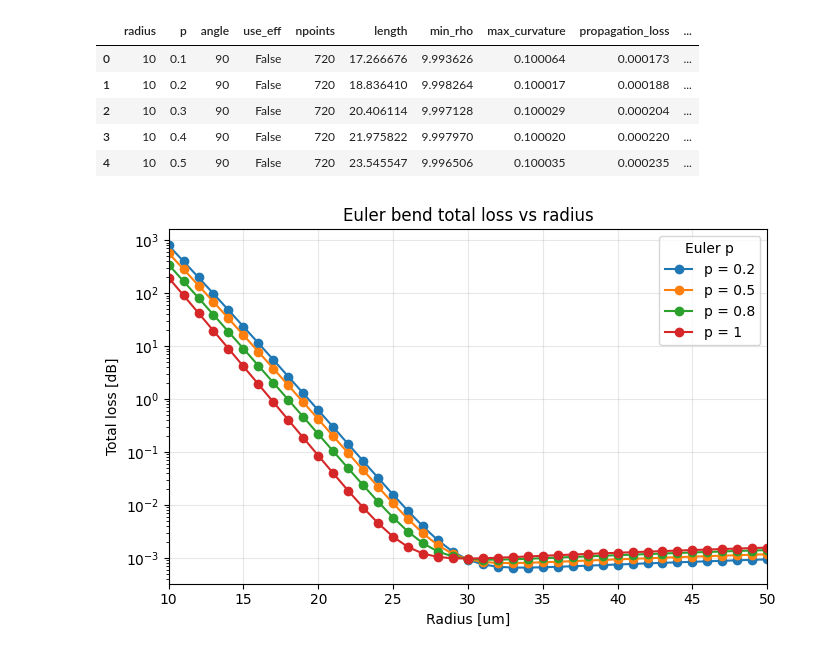
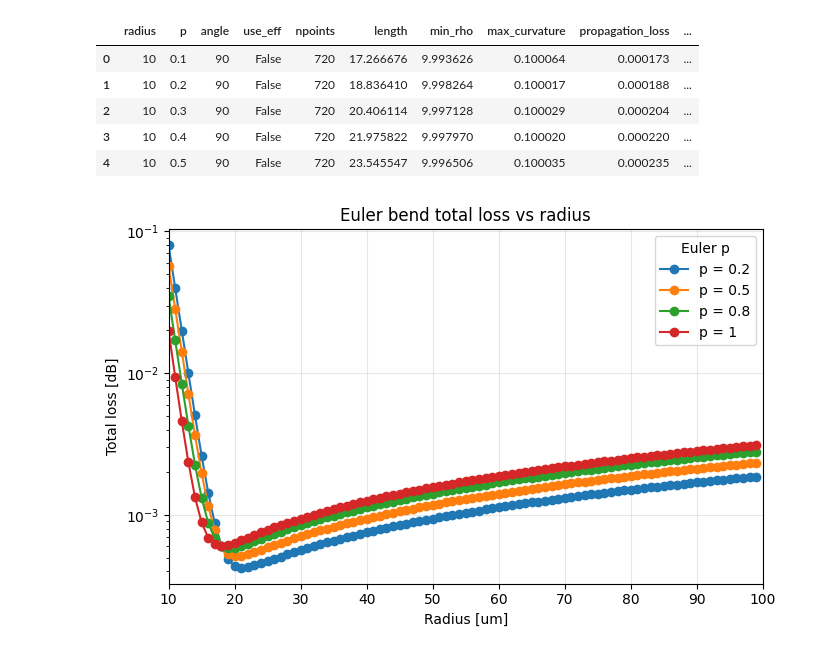
Before and after one commit to Arka-noid/sipho, a Jupyter notebook: simulations.ipynb, the cells around one changed output. Drawn from its saved outputs; the diff is of its cells as text; code cells hidden in the pictures.

Commit message:
Corrected bend loss unit and added overlap calculation

```diff
--- a/simulations.ipynb
+++ b/simulations.ipynb
@@ -641,7 +641,7 @@ def findMode(mode_data, radius=1):
 
 radius = np.arange(15, 75, 10)
 data = []
-
+loss = []
 for r in radius:
     mode_solver = mode_solver_SiN_wvg(
         resolution=10,
@@ -654,12 +654,13 @@ for r in radius:
     )
 
     sim_data = mode_solver.run_local()
+    data.append(sim_data)
     mode_data = sim_data.modes
 
     idx = findMode(mode_data, 0.4)
 
-    l = mode_data.to_dataframe().iloc[idx]
-    data.append(l)
+    l = mode_data.to_dataframe().iloc[idx]['loss (dB/cm)']
+    loss.append(l)
 # %%
 fig, ax = plt.subplots()
 ax.plot(radius, loss, "o")
@@ -707,0 +816,10 @@ Name: (193414489032258.06, 2), dtype: object
+# %%
+radii = np.array([5, 7.5, 10, 15, 20, 30, 50, 75, 100])
+
+overlap_data = build_overlap_table(
+    radii=radius,
+    data=data,
+    f_index=0,
+)
+
+overlap_data["df"].head()
@@ -810,7 +935,7 @@ def compute_euler_loss(
     p_value,
     fit,
     *,
-    alpha_propagation=0.1 / 1e4, # dB/um
+    alpha_propagation=0.1, # dB/cm
     angle=90,
     use_eff=False,
     npoints=720,
@@ -870,11 +995,11 @@ def compute_euler_loss(
     total_alpha = alpha_propagation + alpha_rho
 
     propagation_loss = np.trapezoid(
-        np.full_like(s, alpha_propagation),
+        np.full_like(s, alpha_propagation) * 1e-4,
         s,
     )
-    bend_loss = np.trapezoid(alpha_rho, s)
-    total_loss = np.trapezoid(total_alpha, s)
+    bend_loss = np.trapezoid(alpha_rho * 1e-4, s)
+    total_loss = np.trapezoid(total_alpha * 1e-4, s)
 
     return {
         "radius": radius,
@@ -931,7 +1056,7 @@ df = sweep_euler_loss(
     radii=radii,
     p_values=p_values,
     fit=fit,
-    alpha_propagation=0.1 * 1e-4,  # same units as fit["model"]
+    alpha_propagation=0.1,  # same units as fit["model"]
     angle=90,
     npoints=720,
 )
@@ -947,28 +1072,28 @@ df.head()
 # %%
 
 
 fig, ax = plt.subplots(figsize=(7, 4.5))
 
 p_selected = [0.2, 0.5, 0.8, 1.0]
 
 for p_value, group in df.groupby("p"):
     if p_value in p_selected:
         group = group.sort_values("radius")
 
         ax.plot(
             group["radius"],
             group["total_loss"],
             marker="o",
             label=f"p = {p_value:g}",
         )
 
 ax.set_yscale('log')
 ax.set_xlabel(f"Radius [um]")
-ax.set_xlim([10, 50])
+ax.set_xlim([10, 100])
 ax.set_ylabel(f"Total loss [dB]")
 ax.set_title("Euler bend total loss vs radius")
 ax.grid(True, alpha=0.3)
 ax.legend(title="Euler p")
 plt.tight_layout()
 # %% [output]
-[figure, old version]
+[figure, new version]
```
Also changed, not shown: parts of 5 cells of this notebook.
